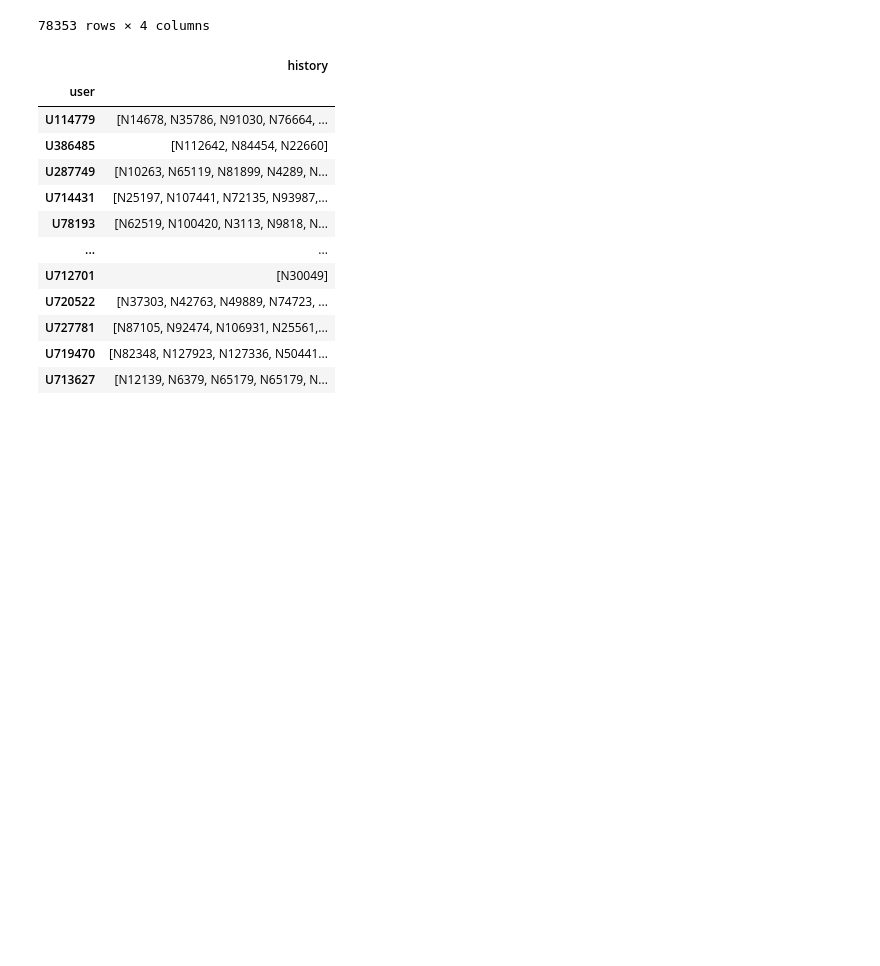
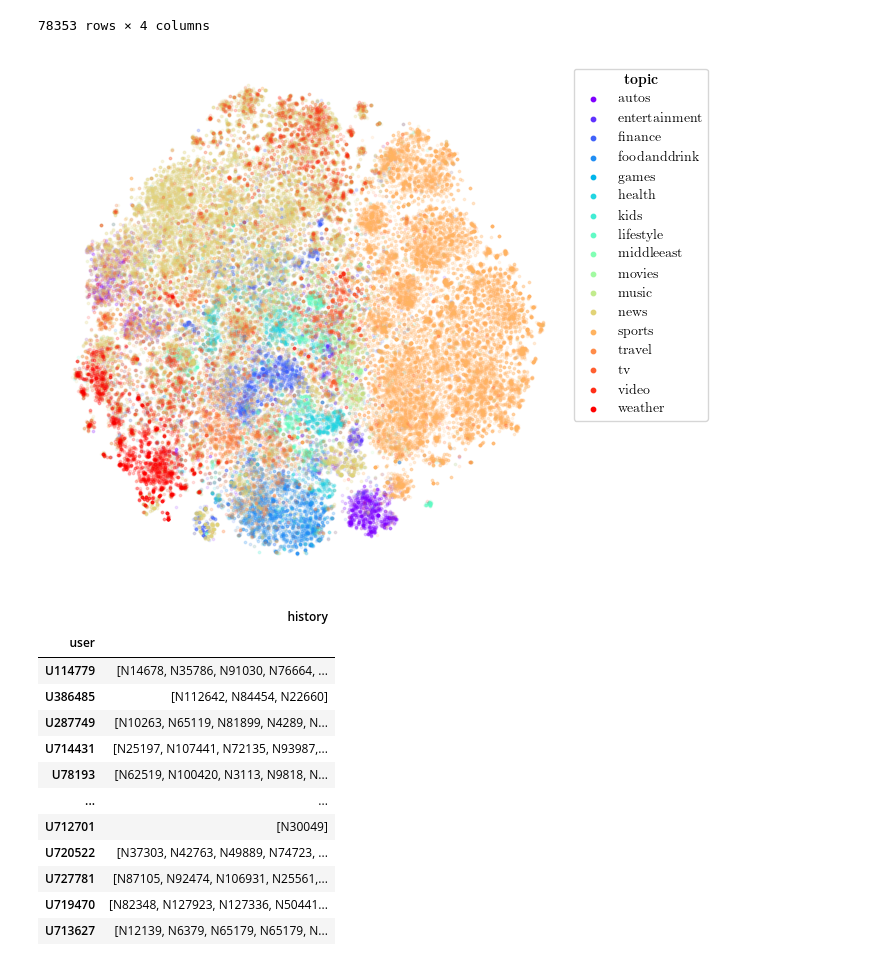
Before and after one commit to koengommers/news-recommendation, a Jupyter notebook: notebooks/Reading diversity.ipynb, the cells around one changed output. Saved outputs shown, nothing was run; the diff lists cells and outputs as text; code cells hidden in the pictures; blank space fills up the shorter version.

Commit message:
feat: add title embeddings plot and history log examples

```diff
--- a/notebooks/Reading diversity.ipynb
+++ b/notebooks/Reading diversity.ipynb
@@ -152,6 +153,39 @@ pretrained_model_name = "all-distilroberta-v1"
 model = SentenceTransformer(pretrained_model_name)
 title_embeddings = model.encode(news["title"], show_progress_bar=True, convert_to_numpy=True)
 news["title_embedding"] = list(title_embeddings)
+# %%
+embeddings = np.stack(news["title_embedding"].values)
+seed = 1234
+tsne = manifold.TSNE(n_components=2, random_state=seed)
+tsne_embeddings = tsne.fit_transform(embeddings)
+title_embeddings = news[["category", "title_embedding"]]
+title_embeddings["tsne_x"] = tsne_embeddings[:,0]
+title_embeddings["tsne_y"] = tsne_embeddings[:,1]
+# %%
+with plot_latex_style():
+    fig, ax = plt.subplots(figsize=get_figsize(fraction=1, aspect_ratio=1))
+    colors = cm.rainbow(np.linspace(0, 1, len(title_embeddings.groupby("category"))))
+    for color, (label, df) in zip(colors, title_embeddings.groupby("category")):
+        df.plot(
+            "tsne_x",
+            "tsne_y",
+            kind="scatter",
+            ax=ax,
+            label=label,
+            color=tuple(color),
+            s=3,
+            alpha=0.1
+        )
+
+    legend = plt.legend(title=r"\textbf{topic}", bbox_to_anchor=(1, 1))
+    for handle in legend.legend_handles:
+        handle.set_alpha(1)
+        handle.set_sizes([10])
+    plt.axis("off")
+    plt.savefig(os.path.join(cfg.images_dir, "title_embeddings_tsne_rasterized.png"), dpi=300, bbox_inches="tight")
+    plt.show()
+# %% [output]
+[figure, added]
 # %%
 users = load_users(mind_variant, data_dir=DATA_DIR)
 users = users.drop(columns="split")
```
Also changed, not shown: parts of 8 cells of this notebook.
